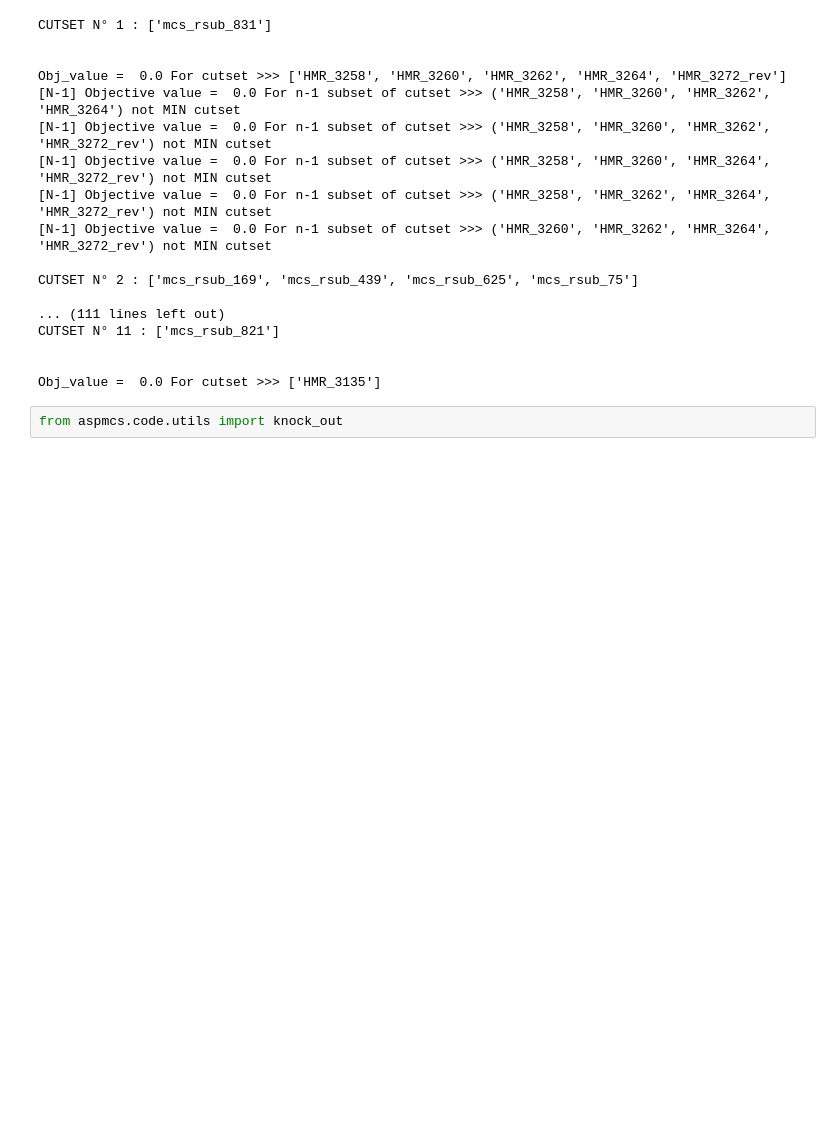
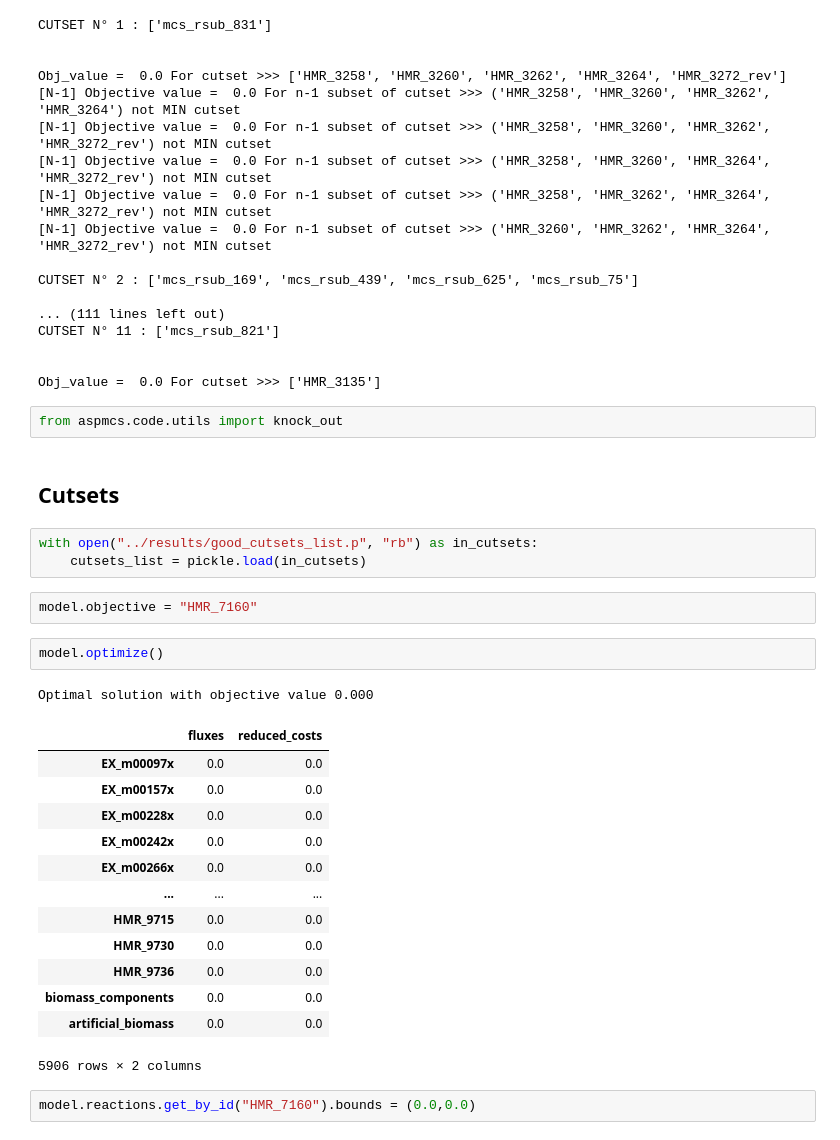
Before and after one commit to JoPkb/RBA_cutsets, a Jupyter notebook: aspmcs/code/test_cutsets.ipynb, the cells around one changed output. Saved outputs shown, nothing was run; the diff lists cells and outputs as text; blank space fills up the shorter version.

```diff
--- a/aspmcs/code/test_cutsets.ipynb
+++ b/aspmcs/code/test_cutsets.ipynb
@@ -390,4 +395,28 @@ Obj_value =  0.0 For cutset >>> ['HMR_3135']
 # %%
 from aspmcs.code.utils import knock_out
 # %% [markdown]
-###
+## Cutsets
+# %%
+with open("../results/good_cutsets_list.p", "rb") as in_cutsets:
+    cutsets_list = pickle.load(in_cutsets)
+# %%
+model.objective = "HMR_7160"
+# %%
+model.optimize()
+# %% [output]
+Optimal solution with objective value 0.000
+|  | fluxes | reduced_costs |
+| EX_m00097x | 0.0 | 0.0 |
+| EX_m00157x | 0.0 | 0.0 |
+| EX_m00228x | 0.0 | 0.0 |
+| EX_m00242x | 0.0 | 0.0 |
+| EX_m00266x | 0.0 | 0.0 |
+| ... | ... | ... |
+| HMR_9715 | 0.0 | 0.0 |
+| HMR_9730 | 0.0 | 0.0 |
+| HMR_9736 | 0.0 | 0.0 |
+| biomass_components | 0.0 | 0.0 |
+| artificial_biomass | 0.0 | 0.0 |
+5906 rows × 2 columns
+# %%
+model.reactions.get_by_id("HMR_7160").bounds = (0.0,0.0)
```
Also changed, not shown: parts of 12 cells of this notebook, 8 other files.
